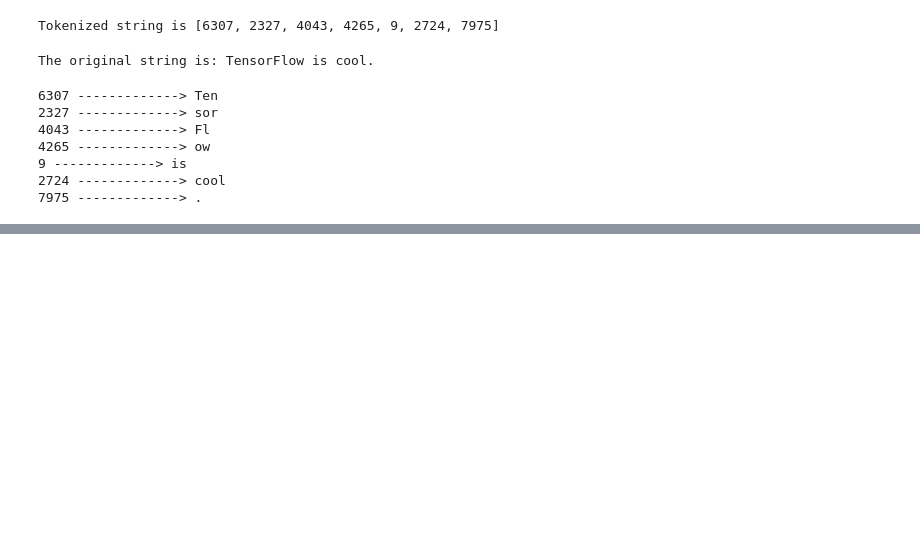
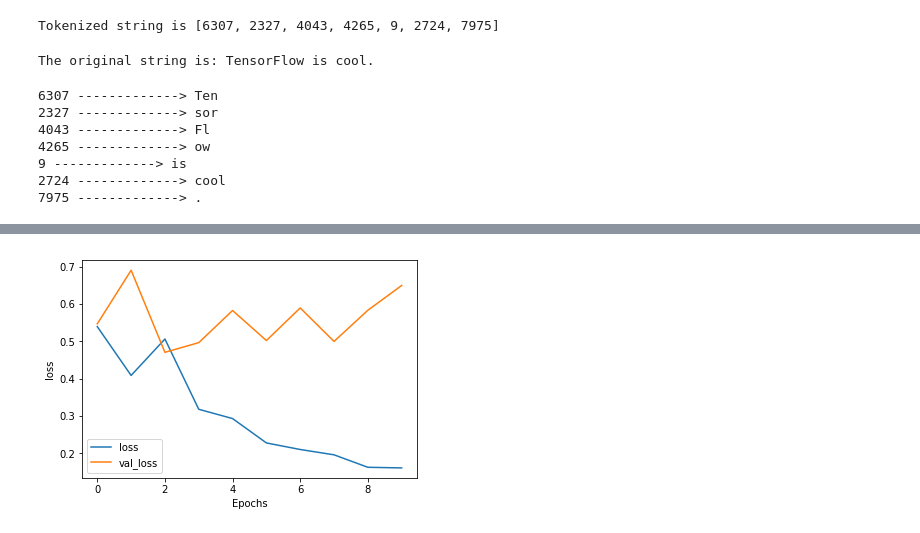
Before and after one commit to Rohan0401/tensorflow_2_work, a Jupyter notebook: text_and_sequences/Text_Classification_With_RNN.ipynb, the cells around one changed output, grey strips where cells are left out. Saved outputs shown, nothing was run; the diff lists cells and outputs as text; code cells hidden in the pictures; blank space fills up the shorter version.

```diff
--- a/text_and_sequences/Text_Classification_With_RNN.ipynb
+++ b/text_and_sequences/Text_Classification_With_RNN.ipynb
@@ -116,0 +146,4 @@ SyntaxError: unexpected EOF while parsing (<ipython-input-18-ee2dde63d1c0>, line
+# %%
+plot_graphs(history, 'loss')
+# %% [output]
+[figure, added]
```
Also changed, not shown: parts of 18 cells of this notebook, 8 other files.
